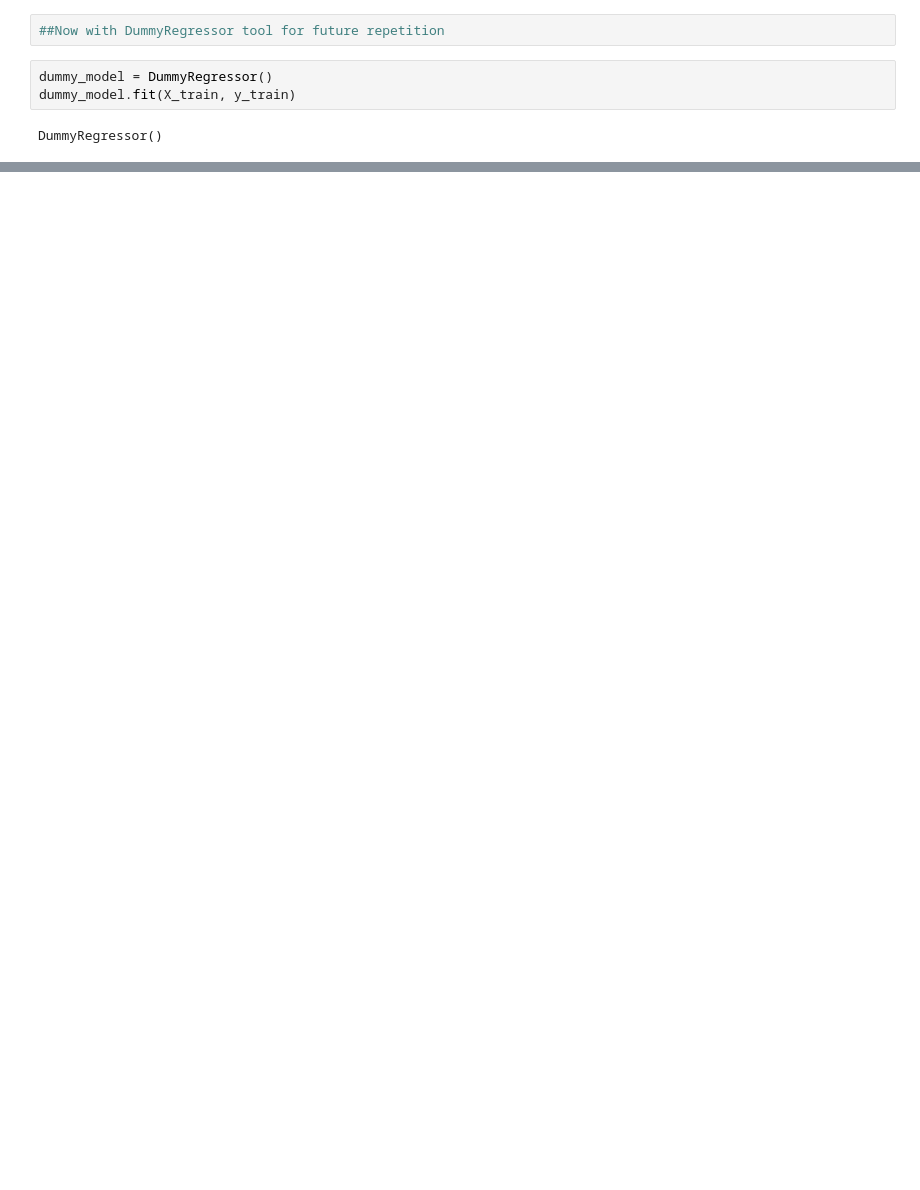
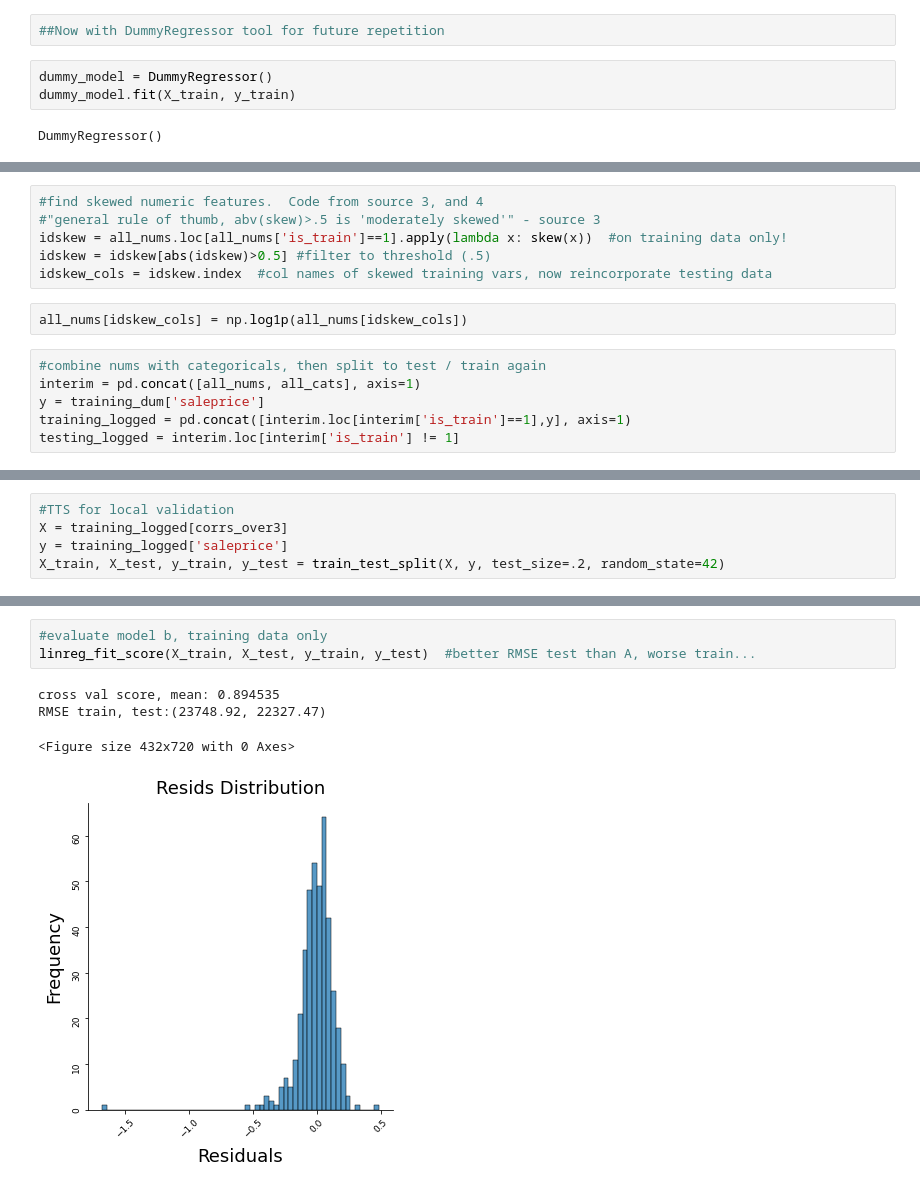
Before and after one commit to welcometohelen/firstkaggle_ames_housing, a Jupyter notebook: Project2_Take_Two.ipynb, the cells around one changed output, grey strips where cells are left out. Drawn from its saved outputs; the diff is of its cells as text; blank space fills up the shorter version.

```diff
--- a/Project2_Take_Two.ipynb
+++ b/Project2_Take_Two.ipynb
@@ -478,0 +530,14 @@ rmse: train, test = (79767.24987947349, 77296.52524199561)
+# %%
+#find skewed numeric features.  Code from source 3, and 4
+#"general rule of thumb, abv(skew)>.5 is 'moderately skewed'" - source 3
+idskew = all_nums.loc[all_nums['is_train']==1].apply(lambda x: skew(x))  #on training data only!
+idskew = idskew[abs(idskew)>0.5] #filter to threshold (.5)
+idskew_cols = idskew.index  #col names of skewed training vars, now reincorporate testing data
+# %%
+all_nums[idskew_cols] = np.log1p(all_nums[idskew_cols])
+# %%
+#combine nums with categoricals, then split to test / train again
+interim = pd.concat([all_nums, all_cats], axis=1)
+y = training_dum['saleprice']
+training_logged = pd.concat([interim.loc[interim['is_train']==1],y], axis=1)
+testing_logged = interim.loc[interim['is_train'] != 1]
@@ -478,0 +551,5 @@ rmse: train, test = (79767.24987947349, 77296.52524199561)
+# %%
+#TTS for local validation
+X = training_logged[corrs_over3]
+y = training_logged['saleprice']
+X_train, X_test, y_train, y_test = train_test_split(X, y, test_size=.2, random_state=42)
@@ -478,0 +564,8 @@ rmse: train, test = (79767.24987947349, 77296.52524199561)
+# %%
+#evaluate model b, training data only
+linreg_fit_score(X_train, X_test, y_train, y_test)  #better RMSE test than A, worse train...
+# %% [output]
+cross val score, mean: 0.894535
+RMSE train, test:(23748.92, 22327.47)
+<Figure size 432x720 with 0 Axes>
+[figure, added]
```
Also changed, not shown: parts of 71 cells of this notebook, 3 other files.
